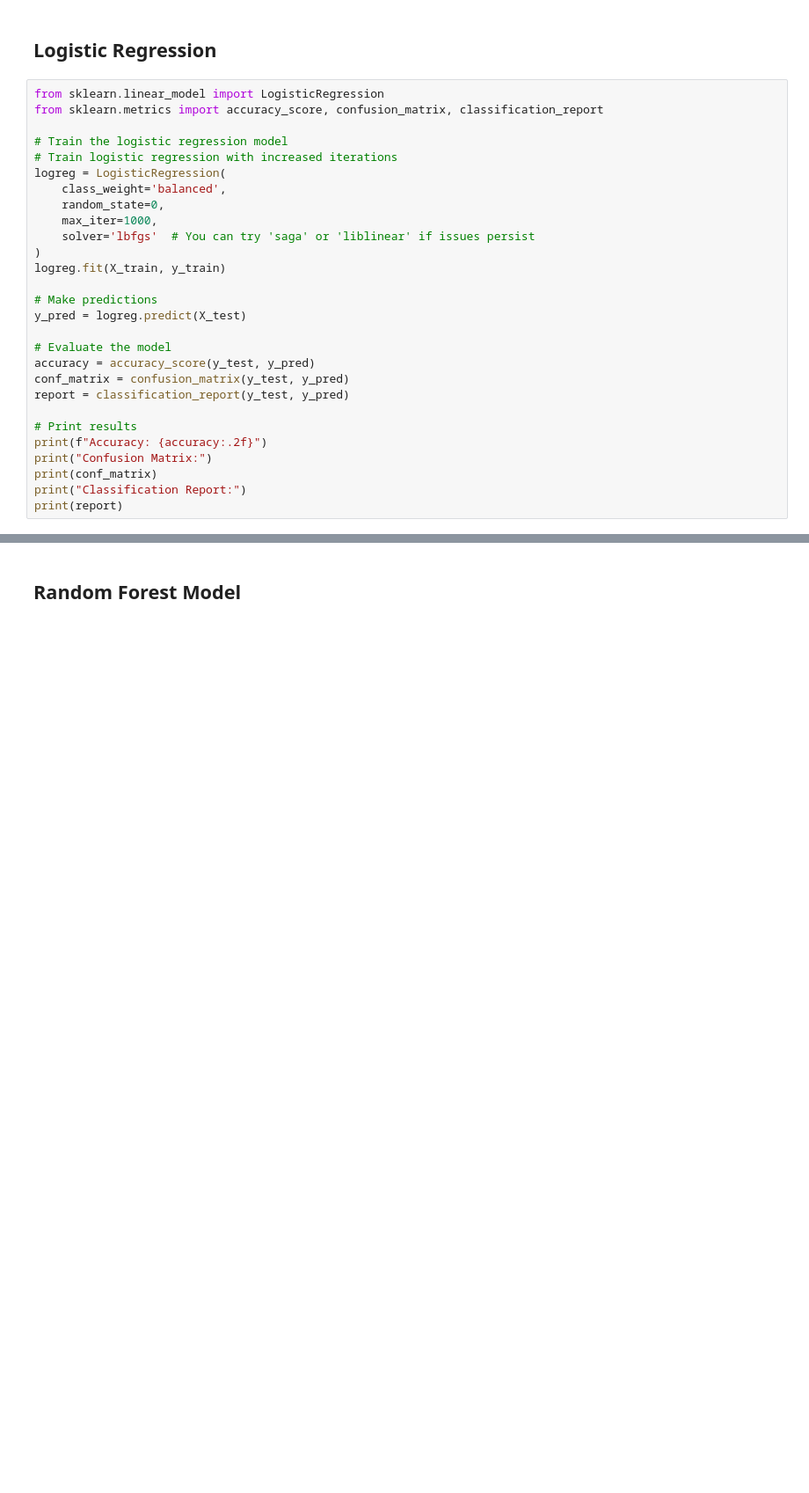
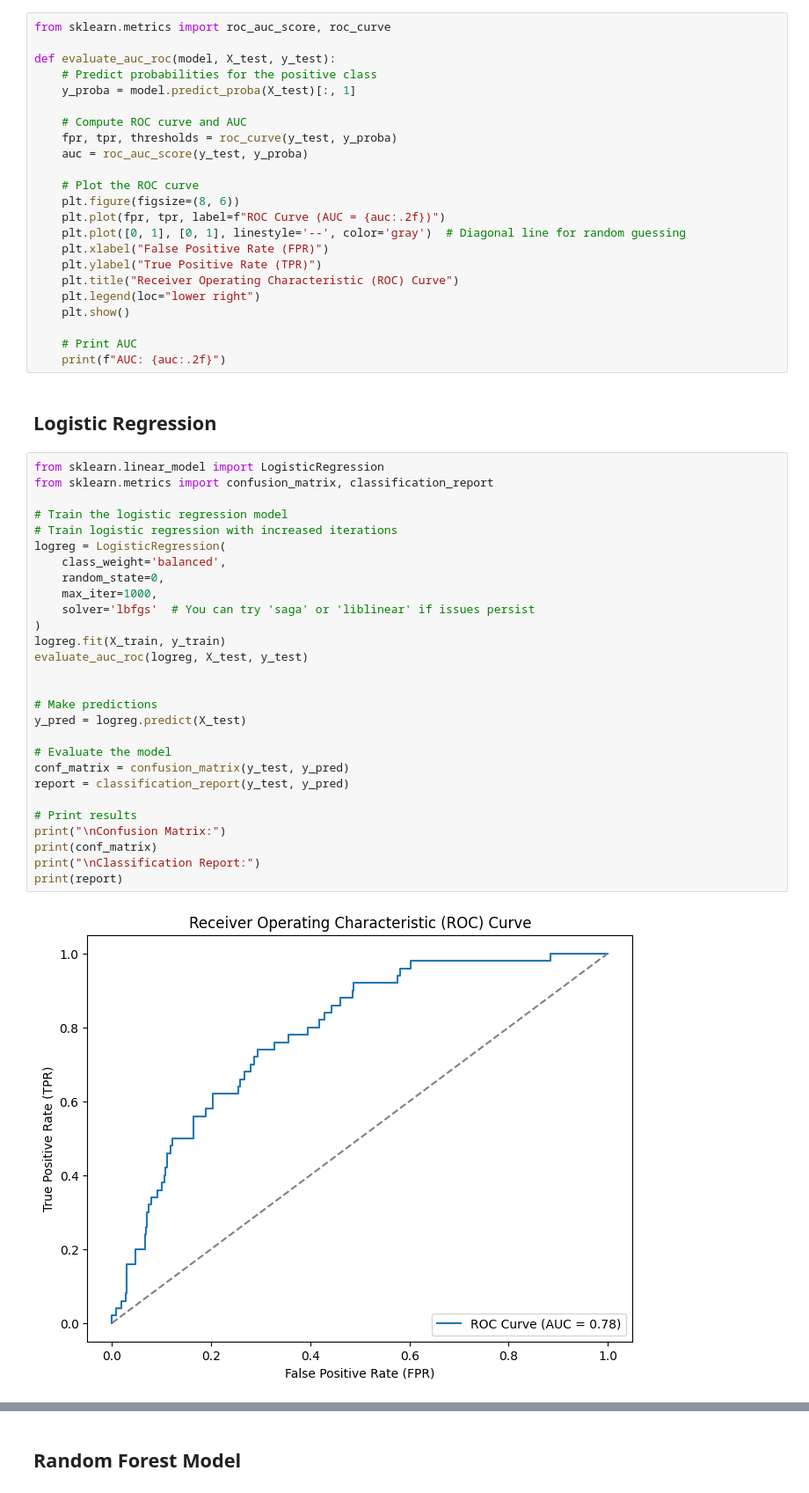
Before and after one commit to johnpospisil/stroke-prediction, a Jupyter notebook: stroke-prediction.ipynb, the cells around one changed output, grey strips where cells are left out. Shown at 88% size. Drawn from its saved outputs; the diff is of its cells as text; blank space fills up the shorter version.

Commit message:
Add AUC-ROC evaluation to each model, and remove Accuracy.

```diff
--- a/stroke-prediction.ipynb
+++ b/stroke-prediction.ipynb
@@ -507,31 +510,55 @@ plt.show()
+# %%
+from sklearn.metrics import roc_auc_score, roc_curve
+
+def evaluate_auc_roc(model, X_test, y_test):
+    # Predict probabilities for the positive class
+    y_proba = model.predict_proba(X_test)[:, 1]
+
+    # Compute ROC curve and AUC
+    fpr, tpr, thresholds = roc_curve(y_test, y_proba)
+    auc = roc_auc_score(y_test, y_proba)
+
+    # Plot the ROC curve
+    plt.figure(figsize=(8, 6))
+    plt.plot(fpr, tpr, label=f"ROC Curve (AUC = {auc:.2f})")
+    plt.plot([0, 1], [0, 1], linestyle='--', color='gray')  # Diagonal line for random guessing
+    plt.xlabel("False Positive Rate (FPR)")
+    plt.ylabel("True Positive Rate (TPR)")
+    plt.title("Receiver Operating Characteristic (ROC) Curve")
+    plt.legend(loc="lower right")
+    plt.show()
+
+    # Print AUC
+    print(f"AUC: {auc:.2f}")
 # %% [markdown]
 ## Logistic Regression
 # %%
 from sklearn.linear_model import LogisticRegression
-from sklearn.metrics import accuracy_score, confusion_matrix, classification_report
+from sklearn.metrics import confusion_matrix, classification_report
 
 # Train the logistic regression model
 # Train logistic regression with increased iterations
 logreg = LogisticRegression(
     class_weight='balanced',
     random_state=0,
     max_iter=1000,
     solver='lbfgs'  # You can try 'saga' or 'liblinear' if issues persist
 )
 logreg.fit(X_train, y_train)
+evaluate_auc_roc(logreg, X_test, y_test)
+
 
 # Make predictions
 y_pred = logreg.predict(X_test)
 
 # Evaluate the model
-accuracy = accuracy_score(y_test, y_pred)
 conf_matrix = confusion_matrix(y_test, y_pred)
 report = classification_report(y_test, y_pred)
 
 # Print results
-print(f"Accuracy: {accuracy:.2f}")
-print("Confusion Matrix:")
+print("\nConfusion Matrix:")
 print(conf_matrix)
-print("Classification Report:")
+print("\nClassification Report:")
 print(report)
 # %% [output]
+[figure, added]
```
Also changed, not shown: parts of 7 cells of this notebook.
